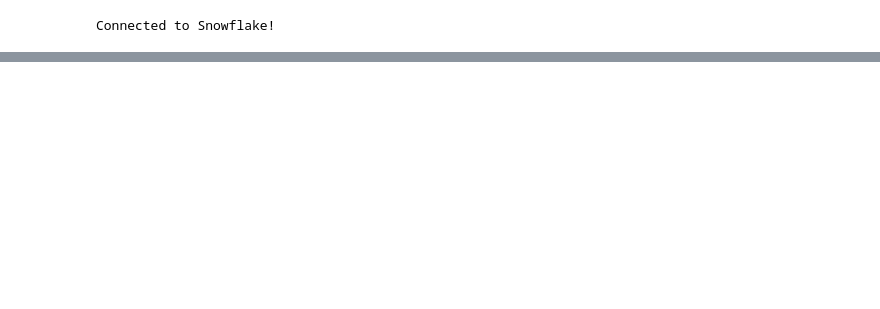
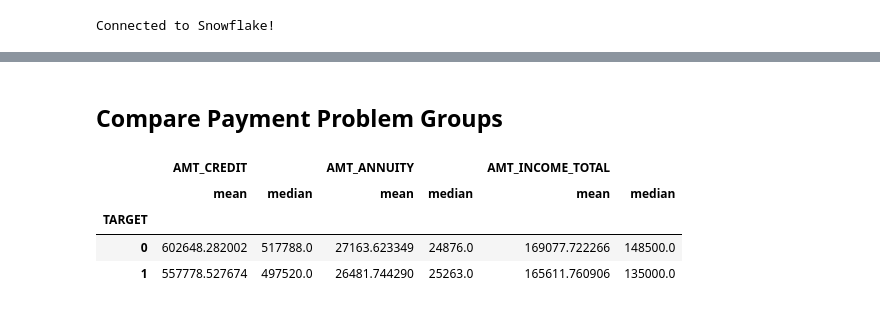
Before and after one commit to danne022/credit-risk-prediction, a Jupyter notebook: notebooks/01_data_understanding.ipynb, the cells around one changed output, grey strips where cells are left out. Saved outputs shown, nothing was run; the diff lists cells and outputs as text; code cells hidden in the pictures; blank space fills up the shorter version.

```diff
--- a/notebooks/01_data_understanding.ipynb
+++ b/notebooks/01_data_understanding.ipynb
@@ -80,0 +213,10 @@ plt.show()
+# %% [markdown]
+## Compare Payment Problem Groups
+# %%
+applications.groupby("TARGET")[["AMT_CREDIT", "AMT_ANNUITY", "AMT_INCOME_TOTAL"]].agg(["mean", "median"])
+# %% [output]
+|  | AMT_CREDIT |  | AMT_ANNUITY |  | AMT_INCOME_TOTAL |  |
+|  | mean | median | mean | median | mean | median |
+| TARGET |  |  |  |  |  |  |
+| 0 | 602648.282002 | 517788.0 | 27163.623349 | 24876.0 | 169077.722266 | 148500.0 |
+| 1 | 557778.527674 | 497520.0 | 26481.744290 | 25263.0 | 165611.760906 | 135000.0 |
```
Also changed, not shown: parts of 30 cells of this notebook, 8 other files.
